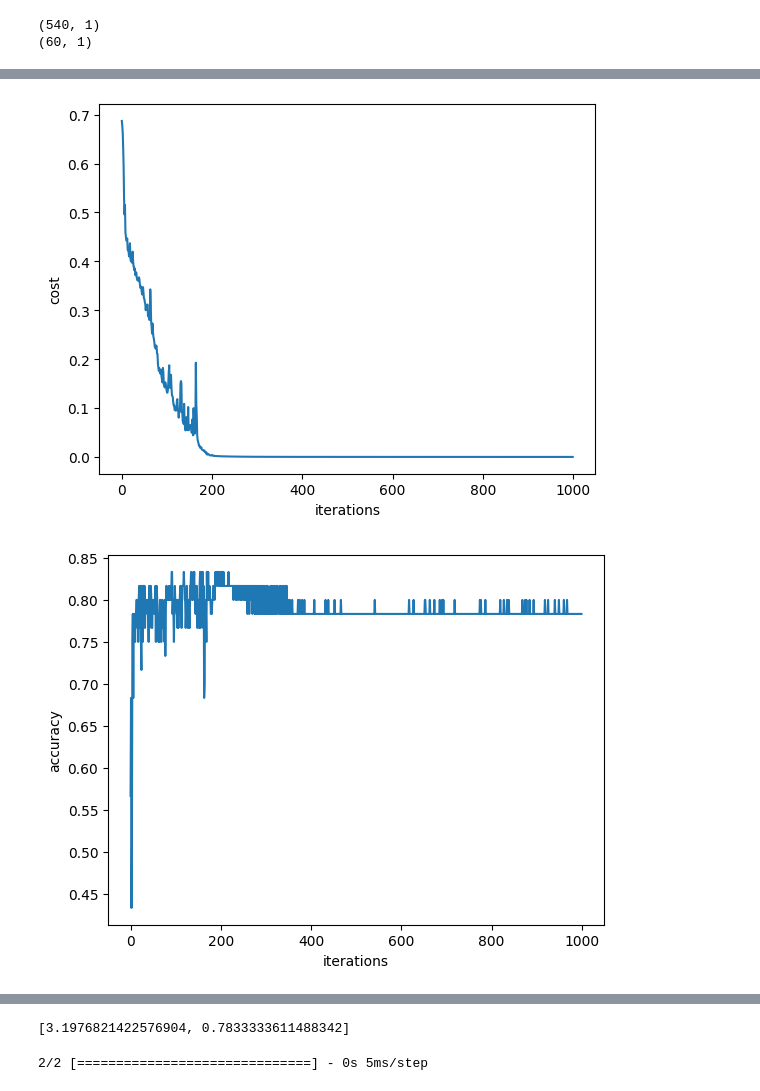
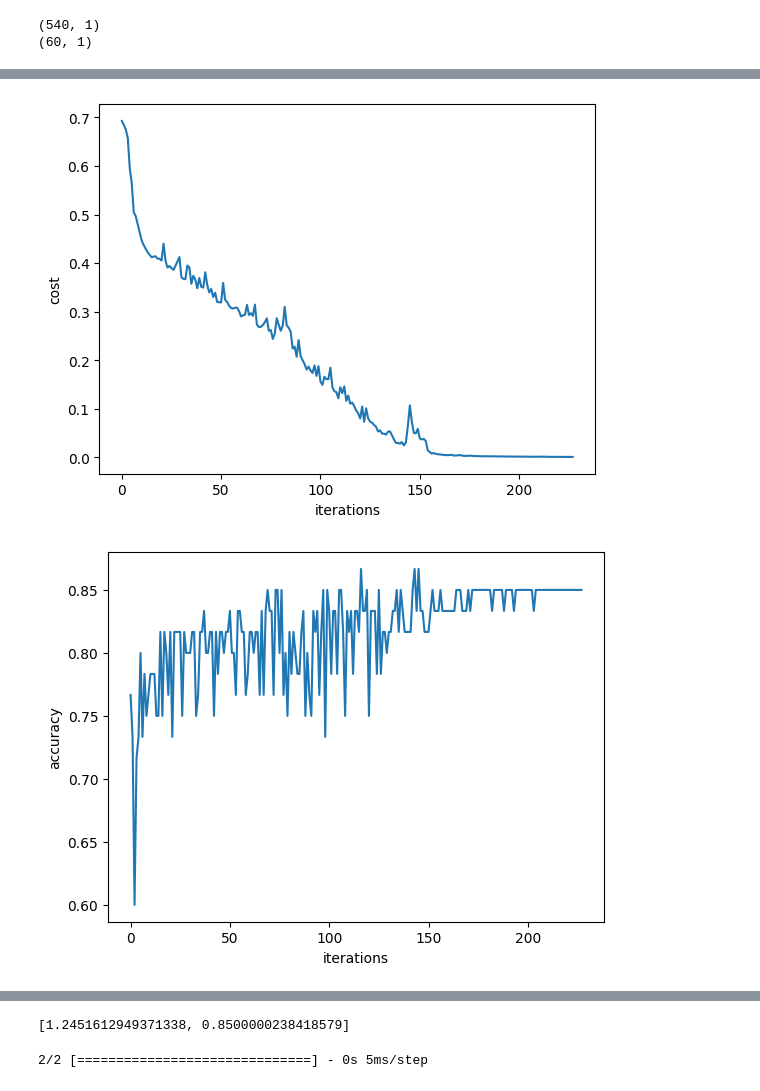
Before and after one commit to Cosmo-Wen/Machine-Learning, a Jupyter notebook: HW4/hw4_template.ipynb, the cells around one changed output, grey strips where cells are left out. Saved outputs shown, nothing was run; the diff lists cells and outputs as text; code cells hidden in the pictures.

```diff
--- a/HW4/hw4_template.ipynb
+++ b/HW4/hw4_template.ipynb
@@ -1272,7 +1272,7 @@ model = tf.keras.models.Sequential([
 ])
 model.summary()
 model.compile(optimizer = 'adam', loss='binary_crossentropy', metrics = ['accuracy'])
-history = model.fit(X_train, y_train, epochs = 1000, validation_data = (X_val, y_val))
+history = model.fit(X_train, y_train, epochs = 228, validation_data = (X_val, y_val))
 plt.plot(np.squeeze(history.history['loss']))
 plt.ylabel('cost')
 plt.xlabel('iterations')
@@ -1305,2 +1305,2 @@ Epoch 1000/1000
-[figure, old version]
+[figure, new version]
-[figure, old version]
+[figure, new version]
@@ -1309,4 +1309,4 @@ Epoch 1000/1000
-[3.1976821422576904, 0.7833333611488342]
+[1.2451612949371338, 0.8500000238418579]
 # %%
 pred_test = model.predict(X_test)
 pred_test = np.argmax(pred_test, axis = 1)
```
Also changed, not shown: parts of 5 cells of this notebook.
